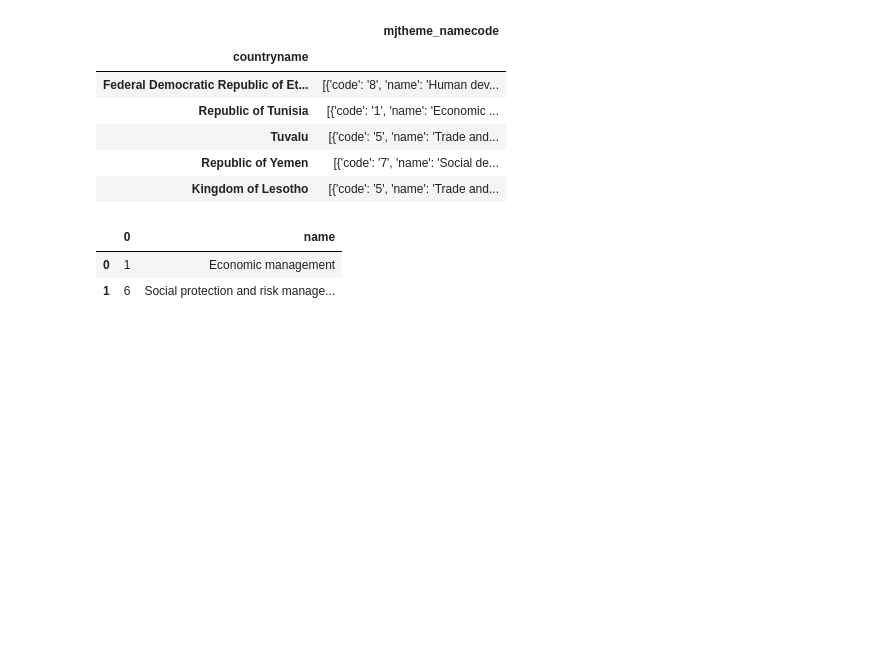
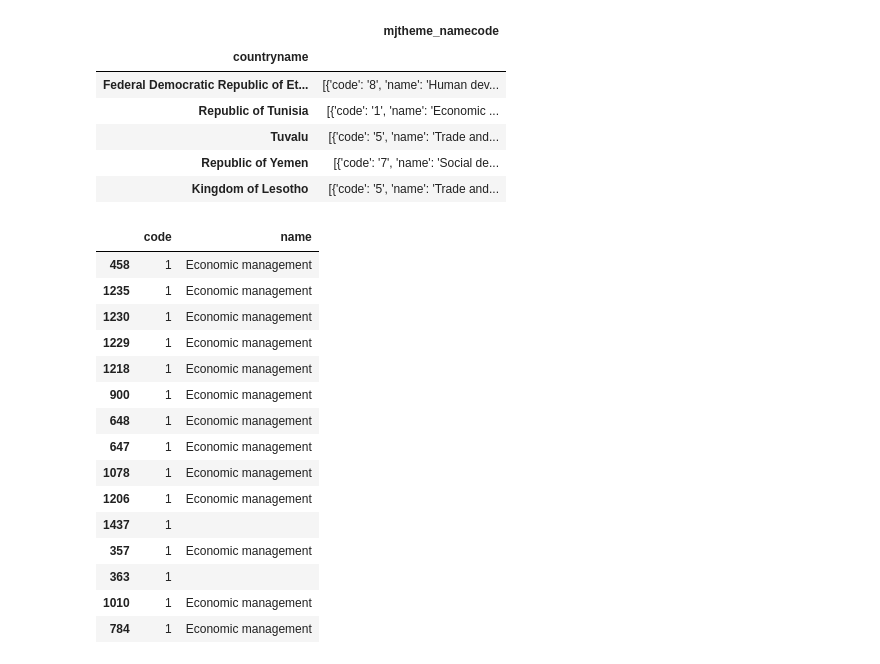
Before and after one commit to codyw826/Public-Projects, a Jupyter notebook: sliderule_dsi_json_exercise.ipynb, the cells around one changed output. Saved outputs shown, nothing was run; the diff lists cells and outputs as text; code cells hidden in the pictures; blank space fills up the shorter version.

```diff
--- a/sliderule_dsi_json_exercise.ipynb
+++ b/sliderule_dsi_json_exercise.ipynb
@@ -238,19 +239,30 @@ mj.head()
 | Tuvalu | [{'code': '5', 'name': 'Trade and... |
 | Republic of Yemen | [{'code': '7', 'name': 'Social de... |
 | Kingdom of Lesotho | [{'code': '5', 'name': 'Trade and... |
-# %%
-m = list(mj.mjtheme_namecode)
-#okay m is definitely a list of a list of dictionaries
-#json_normalize(m,'code','name')
-#this is where I'm completely stuck now
-#I must be misunderstanding the types or something because I get a TypeError: list indices must be integers or slices, not str
-#That happens whenever I input m as the data like above
-
-
-json_normalize(m[1],'code','name')
-#this is the only semi-readable output I've been able to get from normalize on my dataset period,
-#yet I still can only see data from one row at a time, and can't get the column labels correct either
-# %% [output]
-|  | 0 | name |
-| 0 | 1 | Economic management |
-| 1 | 6 | Social protection and risk manage... |
+# %%
+#to use the json_normalize function,
+data = json.load(open('C:/Users/Cody/Downloads/data_wrangling_json/data_wrangling_json/data/world_bank_projects.json'))
+
+df_normalised = json_normalize(data, record_path='mjtheme_namecode')
+mj = df_normalised
+#I DID IT!
+#Thank you Bill!!!
+ordered = mj.sort('code')
+ordered.head(15)
+# %% [output]
+|  | code | name |
+| 458 | 1 | Economic management |
+| 1235 | 1 | Economic management |
+| 1230 | 1 | Economic management |
+| 1229 | 1 | Economic management |
+| 1218 | 1 | Economic management |
+| 900 | 1 | Economic management |
+| 648 | 1 | Economic management |
+| 647 | 1 | Economic management |
+| 1078 | 1 | Economic management |
+| 1206 | 1 | Economic management |
+| 1437 | 1 |  |
+| 357 | 1 | Economic management |
+| 363 | 1 |  |
+| 1010 | 1 | Economic management |
+| 784 | 1 | Economic management |
```
Also changed, not shown: parts of 8 cells of this notebook.
